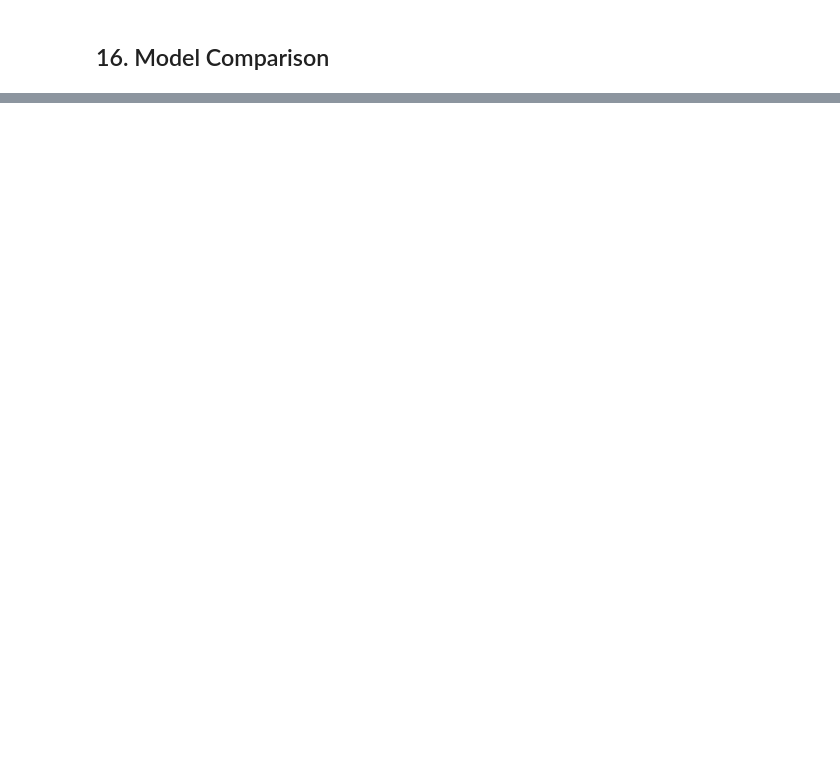
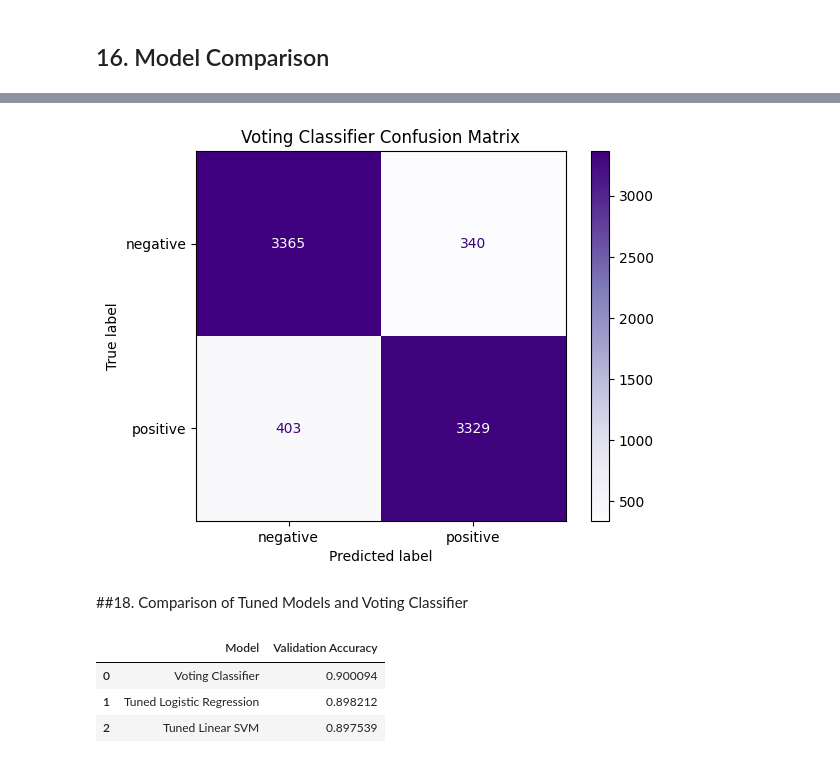
Before and after one commit to janamaher30/Machine-Learning-Project-, a Jupyter notebook: Part_C_Text_Classification.ipynb, the cells around one changed output, grey strips where cells are left out. Drawn from its saved outputs; the diff is of its cells as text; code cells hidden in the pictures; blank space fills up the shorter version.

```diff
--- a/Part_C_Text_Classification.ipynb
+++ b/Part_C_Text_Classification.ipynb
@@ -555,5 +553,5 @@ Best SVM Validation Accuracy: 0.8986150329433912
 # %%
-best_svm_model=LinearSVC(C=best_svm_C, random_state=42)
+best_svm_model=LinearSVC(C=best_svm_C, random_state=42,max_iter=5000)
 best_svm_model.fit(X_train_tfidf,y_train)
 best_svm_val_pred=best_svm_model.predict(X_val_tfidf)
 # %%
@@ -599,0 +600,7 @@ plt.show()
+# %%
+voting_model=VotingClassifier(estimators=[
+    ('lr',LogisticRegression(C=best_lr_C,max_iter=1000,random_state=42)),
+    ('svm',LinearSVC(C=best_svm_C,random_state=42,max_iter=5000))
+],voting='hard')
+# %%
+voting_model.fit(X_train_tfidf,y_train)
@@ -599,0 +615,4 @@ plt.show()
+# %%
+y_val_pred_voting=voting_model.predict(X_val_tfidf)
+voting_accuracy=accuracy_score(y_val,y_val_pred_voting)
+print("Voting Classifier validation Accuracy: ", voting_accuracy)
@@ -599,0 +635,23 @@ plt.show()
+# %%
+cm_voting= confusion_matrix(y_val, y_val_pred_voting, labels=['negative','positive'])
+disp_voting=ConfusionMatrixDisplay(confusion_matrix=cm_voting,display_labels=['negative','positive'])
+disp_voting.plot(cmap='Purples')
+plt.title("Voting Classifier Confusion Matrix")
+plt.show()
+# %% [output]
+[figure, added]
+# %% [markdown]
+##18. Comparison of Tuned Models and Voting Classifier
+# %%
+final_validation_results={
+    'Model':['Tuned Logistic Regression','Tuned Linear SVM','Voting Classifier'],
+    'Validation Accuracy':[best_lr_val_accuracy,best_svm_accuracy,voting_accuracy]
+}
+final_validation_df=pd.DataFrame(final_validation_results)
+final_validation_df=final_validation_df.sort_values(by='Validation Accuracy',ascending=False).reset_index(drop=True)
+display(final_validation_df)
+# %% [output]
+|  | Model | Validation Accuracy |
+| 0 | Voting Classifier | 0.900094 |
+| 1 | Tuned Logistic Regression | 0.898212 |
+| 2 | Tuned Linear SVM | 0.897539 |
```
Also changed, not shown: parts of 33 cells of this notebook.
